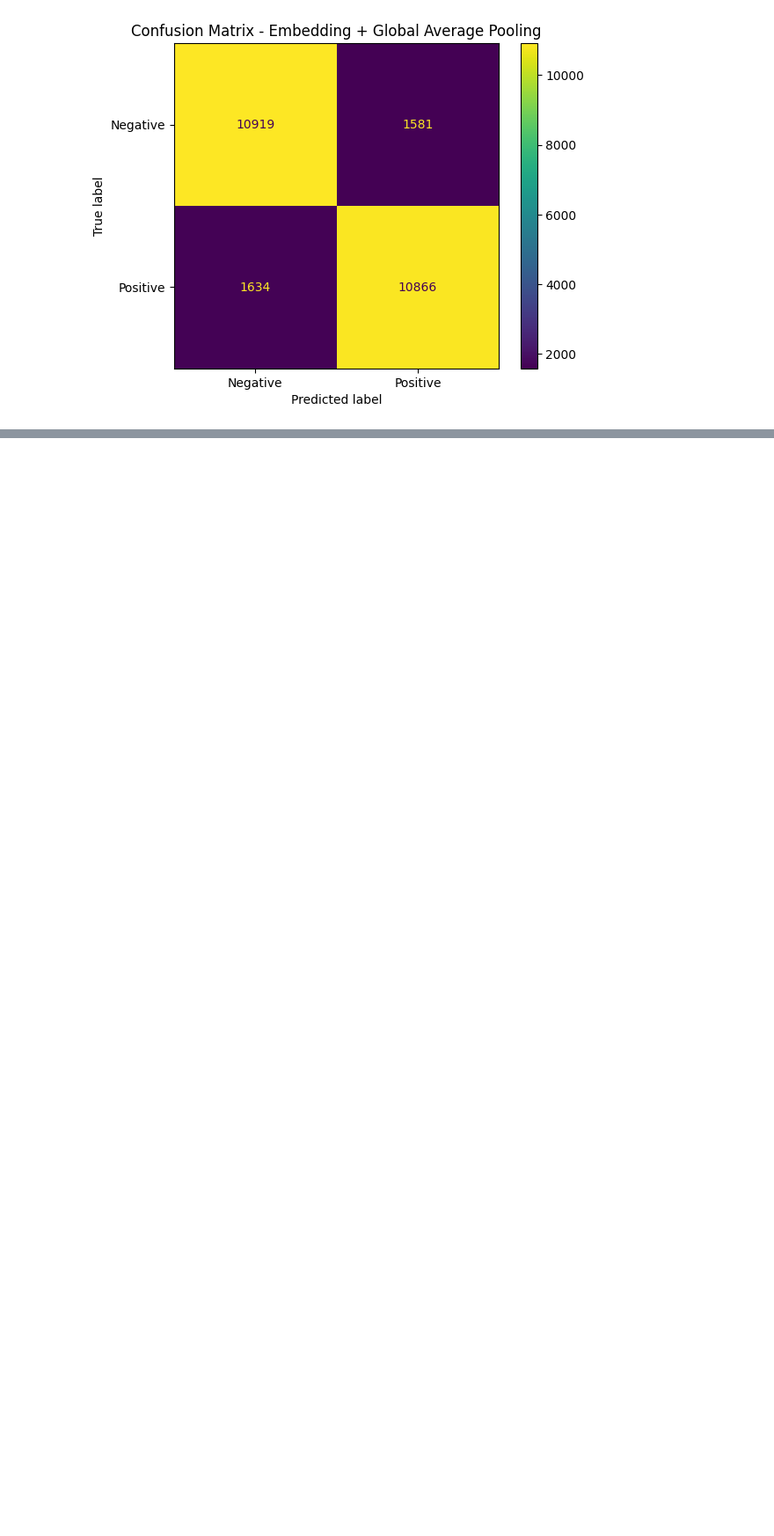
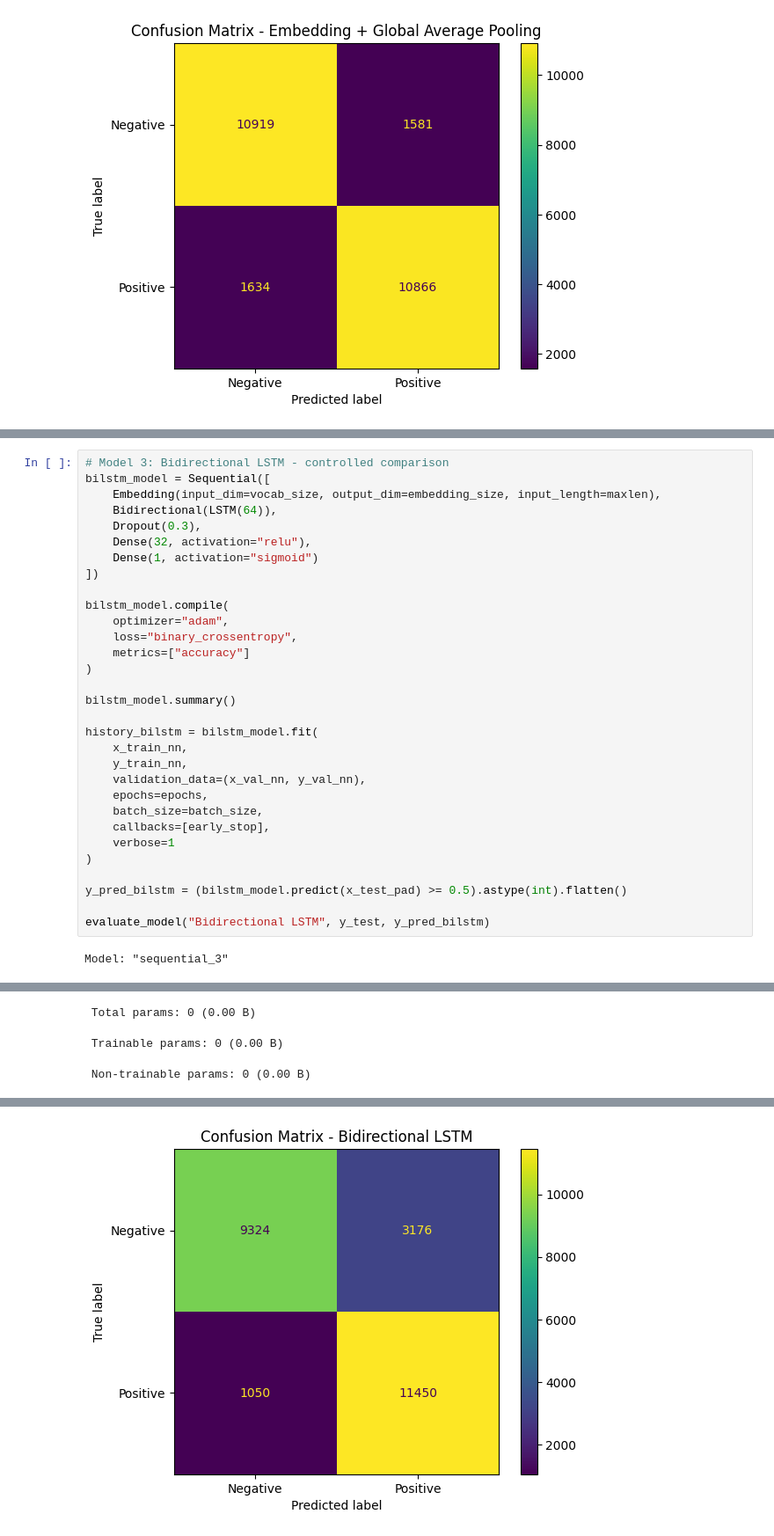
Before and after one commit to Rivier-Computer-Science/SP25-690-Tadikamalla, a Jupyter notebook: COMP690AH2/COMP690AH2_hotel_sentiment_improved.ipynb, the cells around one changed output, grey strips where cells are left out. Shown at 88% size. Drawn from its saved outputs; the diff is of its cells as text; blank space fills up the shorter version.

```diff
--- a/COMP690AH2/COMP690AH2_hotel_sentiment_improved.ipynb
+++ b/COMP690AH2/COMP690AH2_hotel_sentiment_improved.ipynb
@@ -262,0 +329,33 @@ weighted avg       0.87      0.87      0.87     25000
+# %%
+# Model 3: Bidirectional LSTM - controlled comparison
+bilstm_model = Sequential([
+    Embedding(input_dim=vocab_size, output_dim=embedding_size, input_length=maxlen),
+    Bidirectional(LSTM(64)),
+    Dropout(0.3),
+    Dense(32, activation="relu"),
+    Dense(1, activation="sigmoid")
+])
+
+bilstm_model.compile(
+    optimizer="adam",
+    loss="binary_crossentropy",
+    metrics=["accuracy"]
+)
+
+bilstm_model.summary()
+
+history_bilstm = bilstm_model.fit(
+    x_train_nn,
+    y_train_nn,
+    validation_data=(x_val_nn, y_val_nn),
+    epochs=epochs,
+    batch_size=batch_size,
+    callbacks=[early_stop],
+    verbose=1
+)
+
+y_pred_bilstm = (bilstm_model.predict(x_test_pad) >= 0.5).astype(int).flatten()
+
+evaluate_model("Bidirectional LSTM", y_test, y_pred_bilstm)
+# %% [output]
+Model: "sequential_3"
@@ -262,0 +375,3 @@ weighted avg       0.87      0.87      0.87     25000
+ Total params: 0 (0.00 B)
+ Trainable params: 0 (0.00 B)
+ Non-trainable params: 0 (0.00 B)
@@ -262,0 +394 @@ weighted avg       0.87      0.87      0.87     25000
+[figure, added]
```
Also changed, not shown: parts of 8 cells of this notebook.
